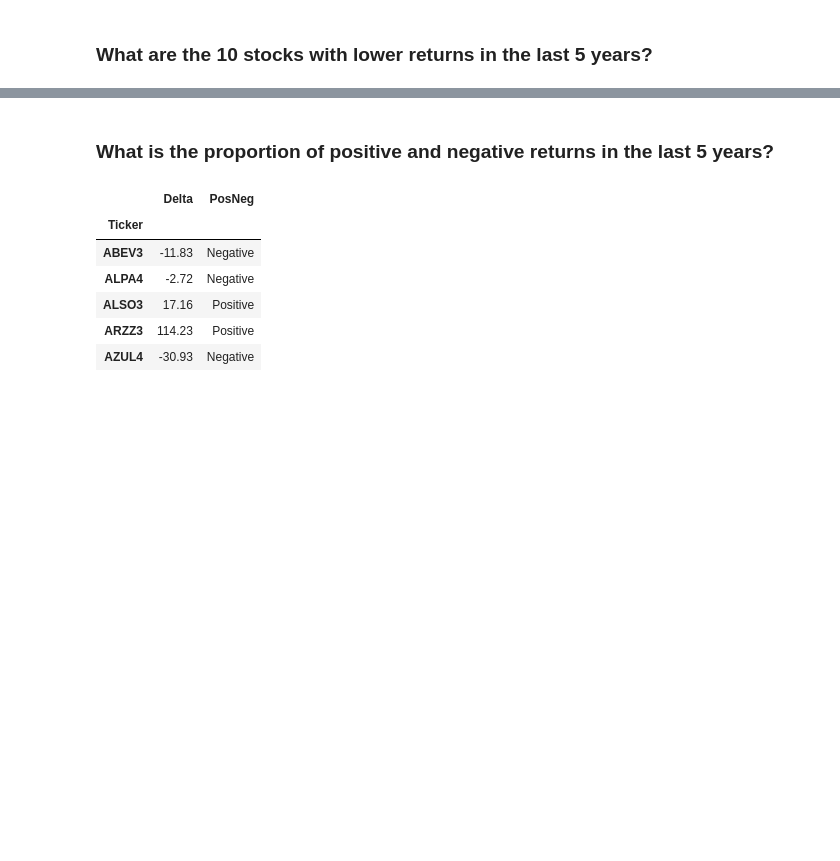
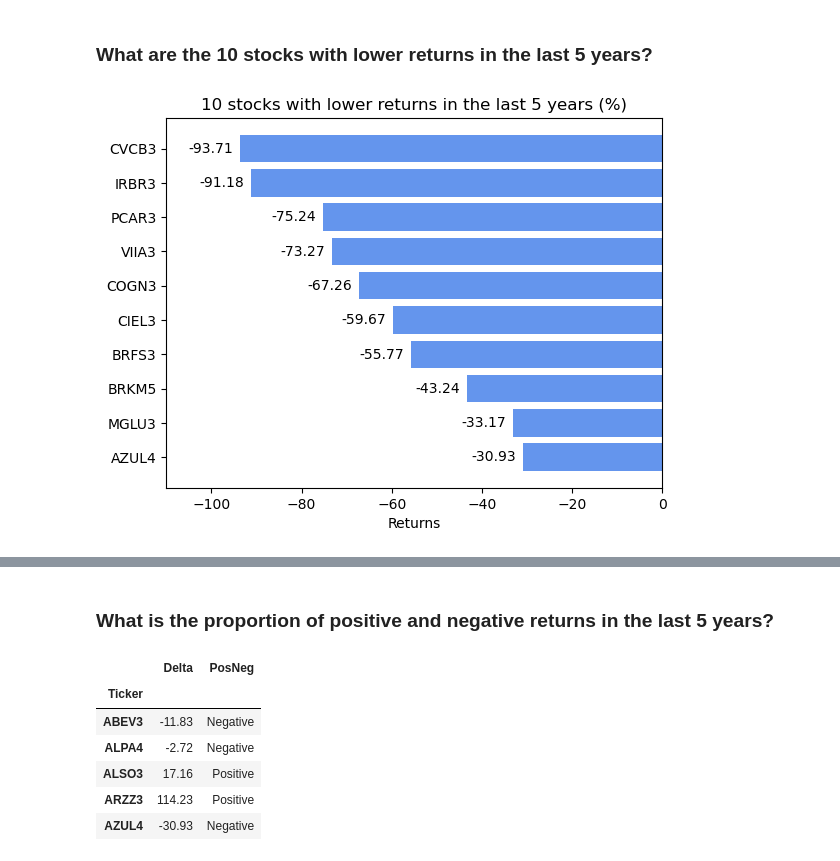
Before and after one commit to fabiopri/ibovespa_returns, a Jupyter notebook: ibovespa_returns.ipynb, the cells around one changed output, grey strips where cells are left out. Drawn from its saved outputs; the diff is of its cells as text; code cells hidden in the pictures; blank space fills up the shorter version.

```diff
--- a/ibovespa_returns.ipynb
+++ b/ibovespa_returns.ipynb
@@ -236,5 +253,23 @@ fig.show('png')
 # %% [markdown]
 ### What are the 10 stocks with lower returns in the last 5 years?
+# %%
+# Sorting stocks by lower returns
+ibov_5y_bottom10 = ibov_delta_transp.sort_values(by='Delta').head(10)
+
+# Plotting
+fig, ax = plt.subplots()
+
+hbars = ax.barh(ibov_5y_bottom10.index, ibov_5y_bottom10['Delta'], color='cornflowerblue')
+ax.set_xlabel('Returns')
+ax.set_title('10 stocks with lower returns in the last 5 years (%)')
+ax.invert_yaxis()
+
+ax.bar_label(hbars, fmt='%.2f', padding=5)
+ax.set_xlim(-110, 0)
+
+plt.show()
+# %% [output]
+[figure, added]
 # %%
 # Sorting stocks by lower returns
 ibov_5y_bottom10 = ibov_delta_transp.sort_values(by='Delta').head(10)
```
Also changed, not shown: parts of 9 cells of this notebook.
